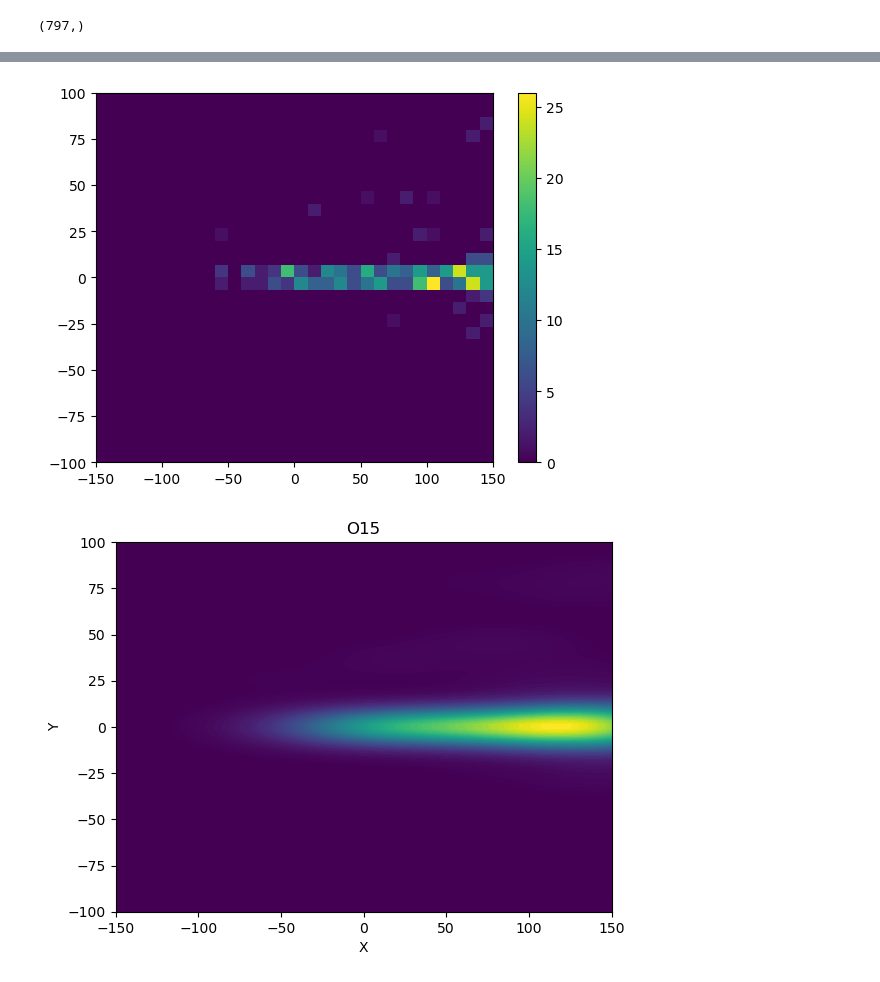
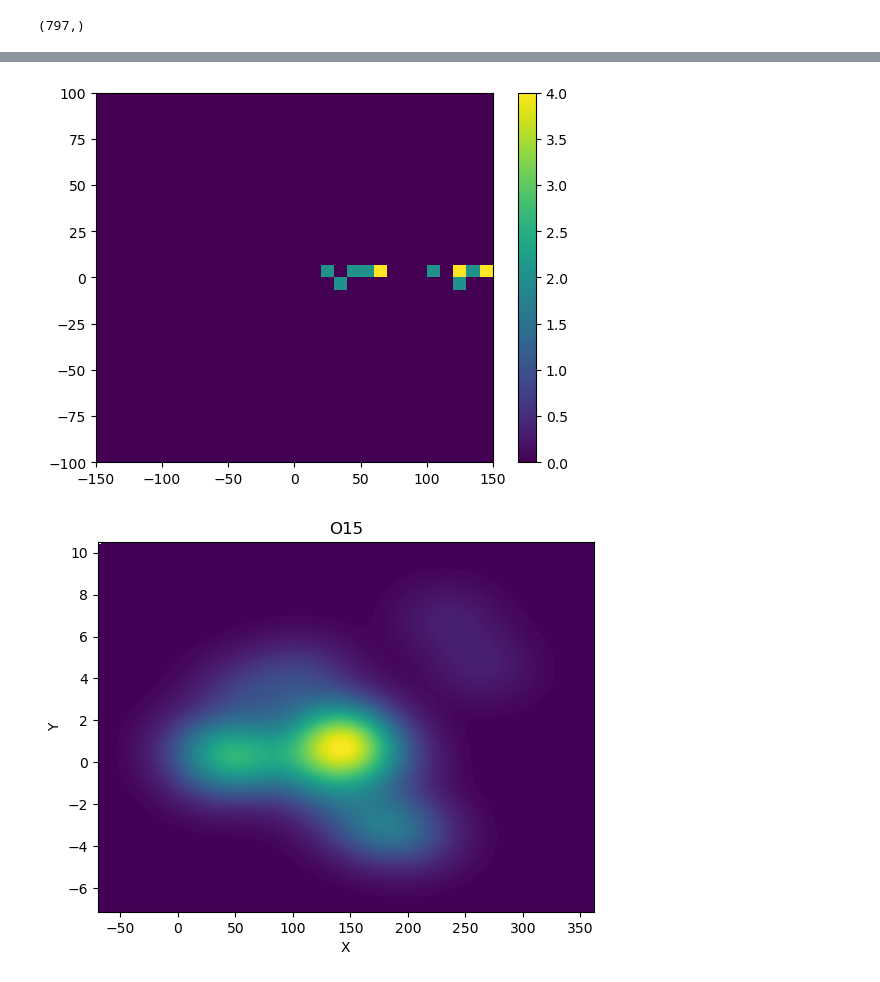
Before and after one commit to francescouni0/Online-Monitoring, a Jupyter notebook: radionuc.ipynb, the cells around one changed output, grey strips where cells are left out. Cells and saved outputs as stored; diff of their text form; code cells hidden in the pictures.

```diff
--- a/radionuc.ipynb
+++ b/radionuc.ipynb
@@ -3,14 +3,15 @@ import pandas as pd
 import matplotlib.pyplot as plt
 import numpy as np
 import seaborn as sns
+csv_file_path1 = 'dati/composite/C11_entering_particles.csv'
 
-csv_file_path2 = 'dati/radionuc/O15_entering_particles.csv'
+csv_file_path2 = 'dati/composite/O15_entering_particles.csv'
 
 df_C11 = pd.read_csv(csv_file_path1, delimiter=',', header=None, names=['Energy', 'X', 'Y', 'Z','evt'])
 df_O15 = pd.read_csv(csv_file_path2, delimiter=',', header=None, names=['Energy', 'X', 'Y', 'Z','evt'])
 
 
-sns.scatterplot(df_C11['X'], df_C11['Y'], label='C11',)
+plt.scatter(df_C11['X'], df_C11['Y'], label='C11',)
 plt.xlim(-150, 150)
 plt.ylim(-100, 100)
 plt.show()
@@ -50,12 +51,12 @@ plt.hist2d(df_O15['X'], df_O15['Y'], bins=(30,30), cmap='viridis',range=[[-150,1
 plt.colorbar()
 plt.show()
 # %% [output]
-[figure, old version]
+[figure, new version]
 # %%
 sns.kdeplot(x=df_O15['X'], y=df_O15['Y'], cmap='viridis', fill=True, thresh=0, levels=100,common_grid=True)
 plt.title('O15')
-plt.xlim(-150,150)
-plt.ylim(-100,100)
+#plt.xlim(-150,150)
+#plt.ylim(-100,100)
 plt.show()
 # %% [output]
-[figure, old version]
+[figure, new version]
```
Also changed, not shown: parts of 4 cells of this notebook, 3 other files.
